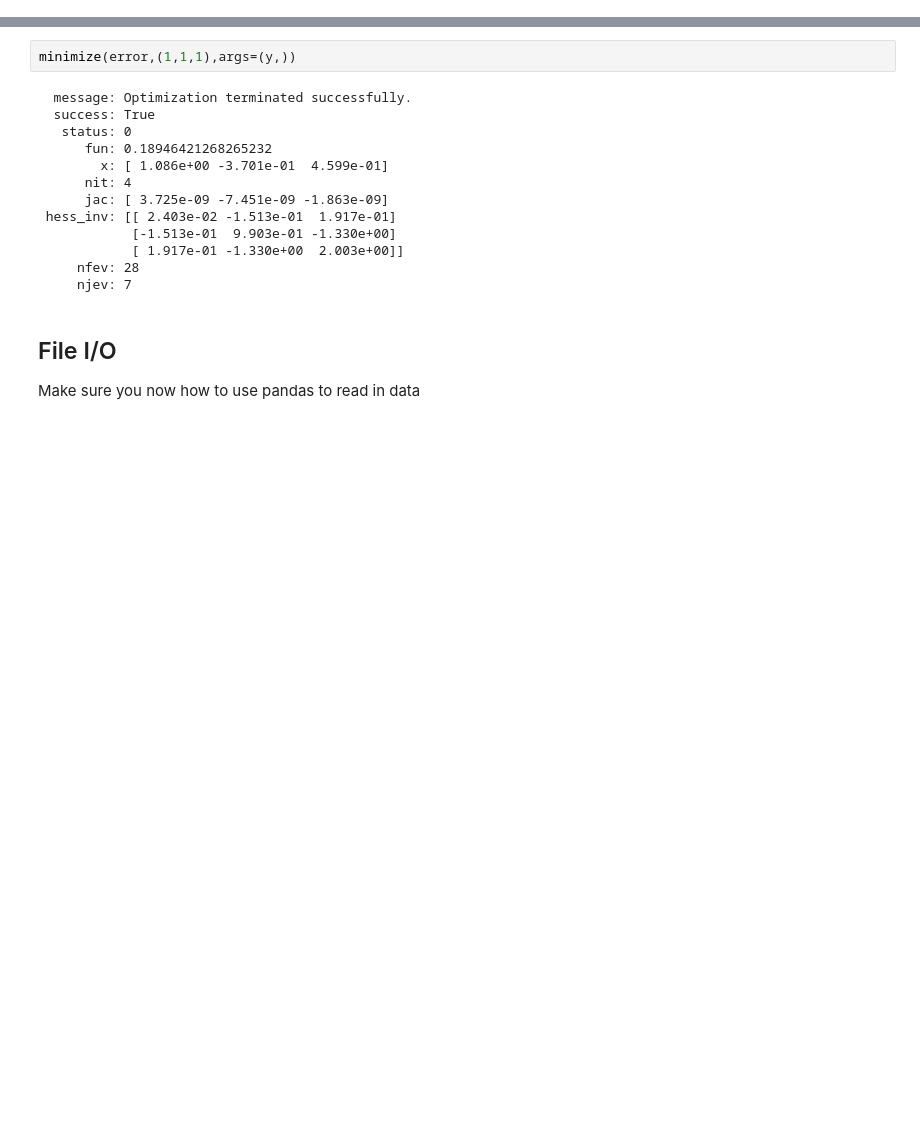
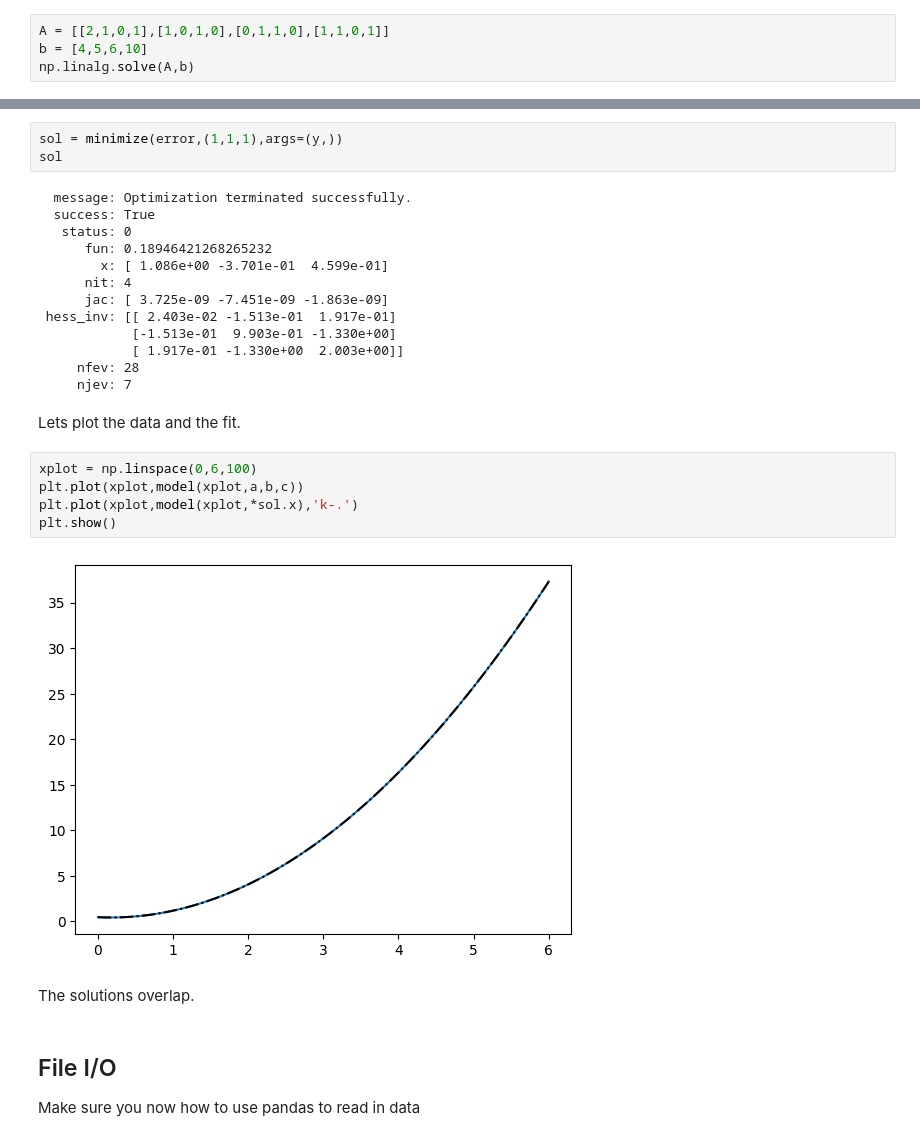
Before and after one commit to clint-bg/comptools, a Jupyter notebook: _build/jupyter_execute/lectures/supportfiles/13_ExamReview_Key.ipynb, the cells around one changed output, grey strips where cells are left out. Drawn from its saved outputs; the diff is of its cells as text; blank space fills up the shorter version.

```diff
--- a/_build/jupyter_execute/lectures/supportfiles/13_ExamReview_Key.ipynb
+++ b/_build/jupyter_execute/lectures/supportfiles/13_ExamReview_Key.ipynb
@@ -118,3 +122,7 @@ q + x + y = 10
 $$
 
 How would you go about solving the above using linear algebra?
+# %%
+A = [[2,1,0,1],[1,0,1,0],[0,1,1,0],[1,1,0,1]]
+b = [4,5,6,10]
+np.linalg.solve(A,b)
@@ -180,7 +202,8 @@ print(a,b,c)
 # %% [output]
 1.0856646216770778 -0.37014314928723824 0.45987730061231424
 # %%
-minimize(error,(1,1,1),args=(y,))
+sol = minimize(error,(1,1,1),args=(y,))
+sol
 # %% [output]
   message: Optimization terminated successfully.
   success: True
@@ -194,6 +217,17 @@ minimize(error,(1,1,1),args=(y,))
             [ 1.917e-01 -1.330e+00  2.003e+00]]
      nfev: 28
      njev: 7
+# %% [markdown]
+Lets plot the data and the fit.
+# %%
+xplot = np.linspace(0,6,100)
+plt.plot(xplot,model(xplot,a,b,c))
+plt.plot(xplot,model(xplot,*sol.x),'k-.')
+plt.show()
+# %% [output]
+[figure, added]
+# %% [markdown]
+The solutions overlap.
 # %% [markdown]
 ## File I/O
 Make sure you now how to use pandas to read in data
```
Also changed, not shown: parts of 6 cells of this notebook, 14 other files.
